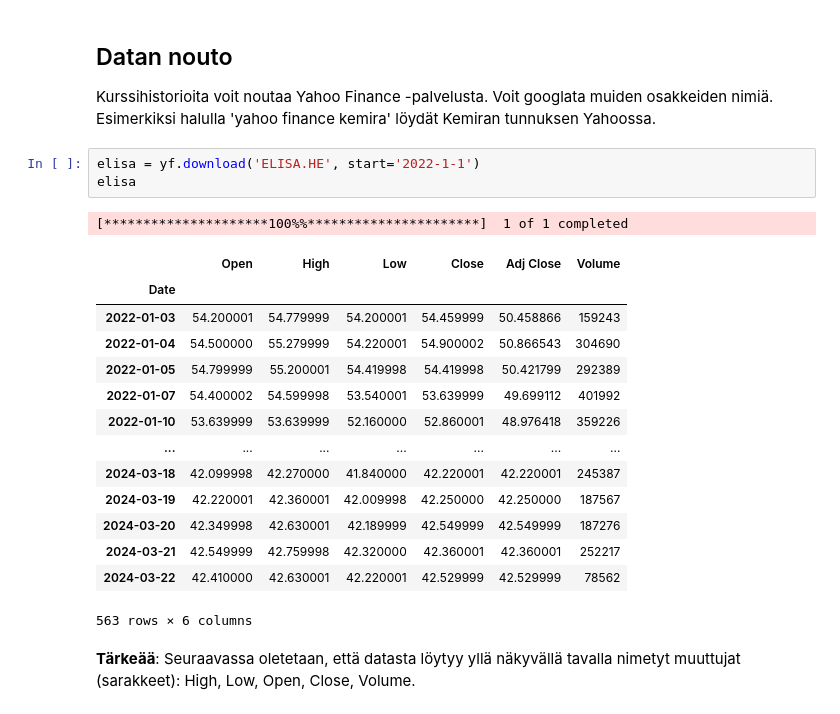
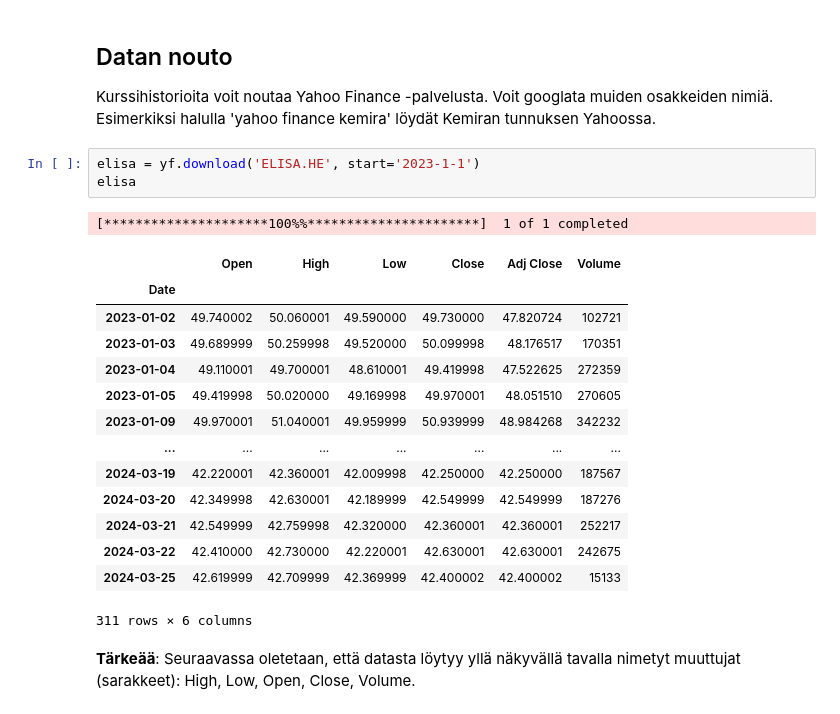
Before and after one commit to taanila/aikasarjat, a Jupyter notebook: mplfinance.ipynb, the cells around one changed output. Drawn from its saved outputs; the diff is of its cells as text.

```diff
--- a/mplfinance.ipynb
+++ b/mplfinance.ipynb
@@ -20,24 +20,24 @@ import mplfinance as mpf
 
 Kurssihistorioita voit noutaa Yahoo Finance -palvelusta. Voit googlata muiden osakkeiden nimiä. Esimerkiksi halulla 'yahoo finance kemira' löydät Kemiran tunnuksen Yahoossa.
 # %%
-elisa = yf.download('ELISA.HE', start='2022-1-1')
+elisa = yf.download('ELISA.HE', start='2023-1-1')
 elisa
 # %% [output]
 [*********************100%%**********************]  1 of 1 completed
 |  | Open | High | Low | Close | Adj Close | Volume |
 | Date |  |  |  |  |  |  |
-| 2022-01-03 | 54.200001 | 54.779999 | 54.200001 | 54.459999 | 50.458866 | 159243 |
-| 2022-01-04 | 54.500000 | 55.279999 | 54.220001 | 54.900002 | 50.866543 | 304690 |
-| 2022-01-05 | 54.799999 | 55.200001 | 54.419998 | 54.419998 | 50.421799 | 292389 |
-| 2022-01-07 | 54.400002 | 54.599998 | 53.540001 | 53.639999 | 49.699112 | 401992 |
-| 2022-01-10 | 53.639999 | 53.639999 | 52.160000 | 52.860001 | 48.976418 | 359226 |
+| 2023-01-02 | 49.740002 | 50.060001 | 49.590000 | 49.730000 | 47.820724 | 102721 |
+| 2023-01-03 | 49.689999 | 50.259998 | 49.520000 | 50.099998 | 48.176517 | 170351 |
+| 2023-01-04 | 49.110001 | 49.700001 | 48.610001 | 49.419998 | 47.522625 | 272359 |
+| 2023-01-05 | 49.419998 | 50.020000 | 49.169998 | 49.970001 | 48.051510 | 270605 |
+| 2023-01-09 | 49.970001 | 51.040001 | 49.959999 | 50.939999 | 48.984268 | 342232 |
 | ... | ... | ... | ... | ... | ... | ... |
-| 2024-03-18 | 42.099998 | 42.270000 | 41.840000 | 42.220001 | 42.220001 | 245387 |
 | 2024-03-19 | 42.220001 | 42.360001 | 42.009998 | 42.250000 | 42.250000 | 187567 |
 | 2024-03-20 | 42.349998 | 42.630001 | 42.189999 | 42.549999 | 42.549999 | 187276 |
 | 2024-03-21 | 42.549999 | 42.759998 | 42.320000 | 42.360001 | 42.360001 | 252217 |
-| 2024-03-22 | 42.410000 | 42.630001 | 42.220001 | 42.529999 | 42.529999 | 78562 |
+| 2024-03-22 | 42.410000 | 42.730000 | 42.220001 | 42.630001 | 42.630001 | 242675 |
+| 2024-03-25 | 42.619999 | 42.709999 | 42.369999 | 42.400002 | 42.400002 | 15133 |
-563 rows × 6 columns
+311 rows × 6 columns
 # %% [markdown]
 **Tärkeää**: Seuraavassa oletetaan, että datasta löytyy yllä näkyvällä tavalla nimetyt muuttujat (sarakkeet): High, Low, Open, Close, Volume.
 # %% [markdown]
```
Also changed, not shown: parts of 3 cells of this notebook.
